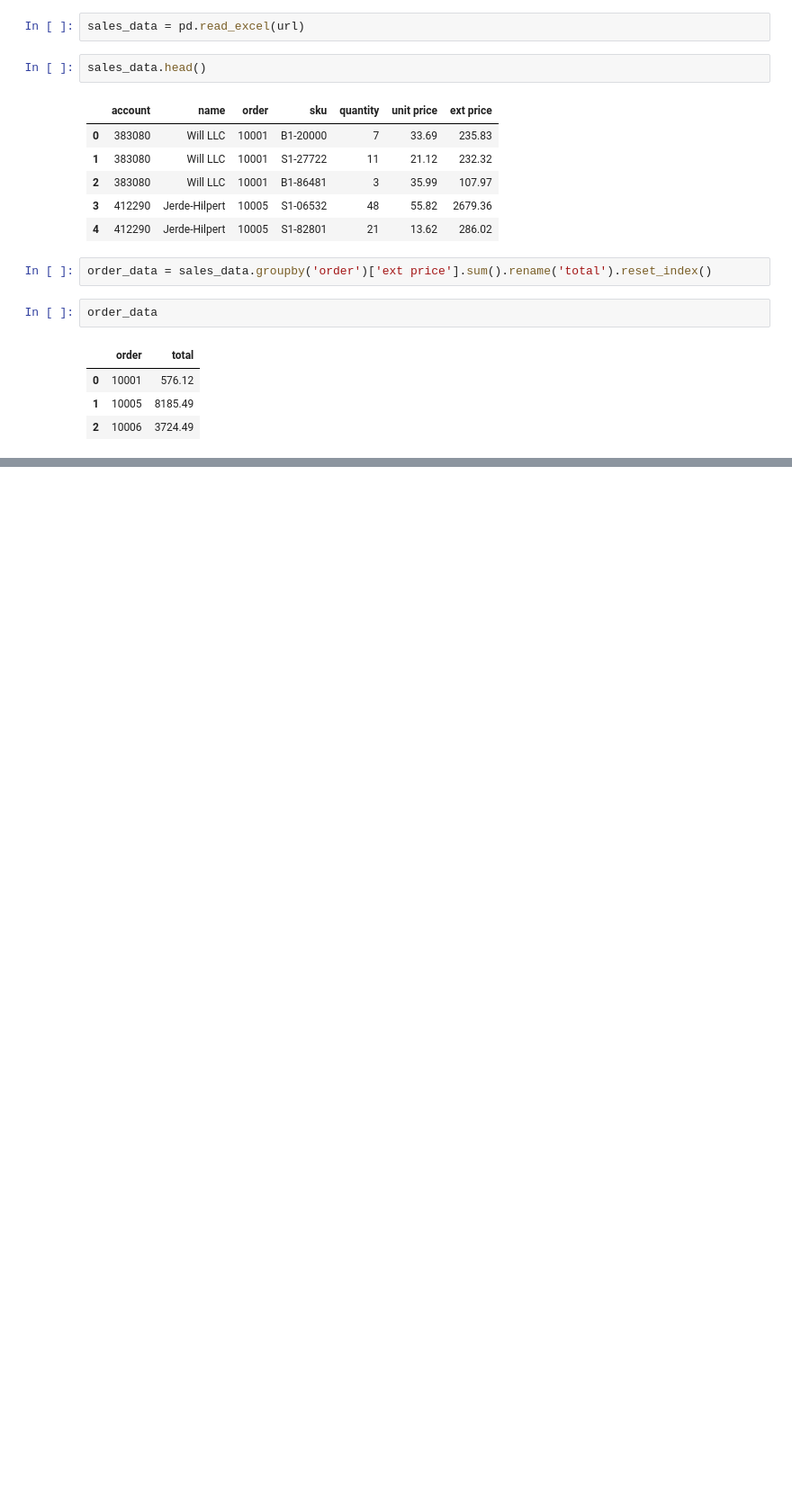
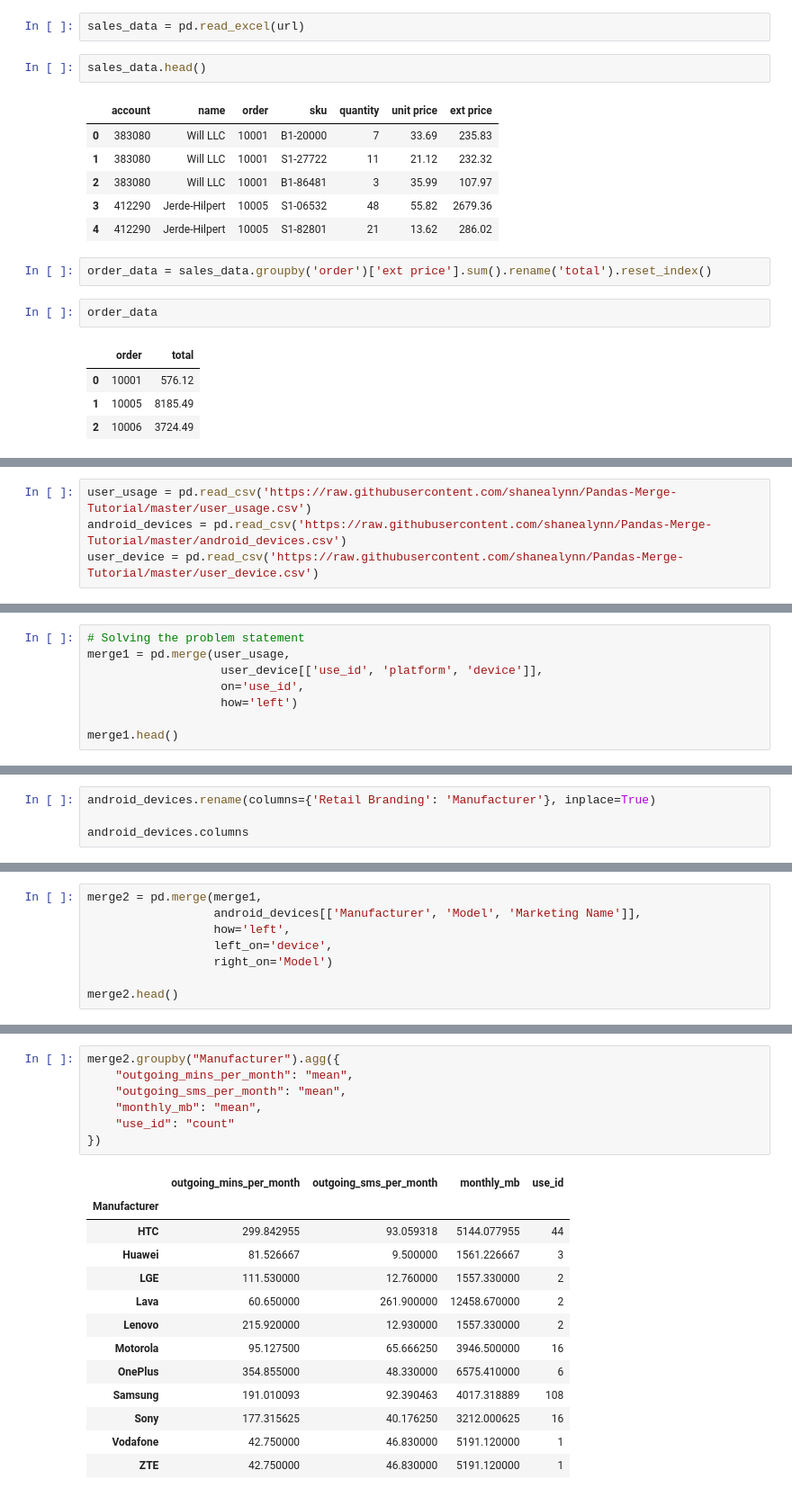
Before and after one commit to ltoco/Data-analysis-basics, a Jupyter notebook: pandas_refresher.ipynb, the cells around one changed output, grey strips where cells are left out. Shown at 90% size. Saved outputs shown, nothing was run; the diff lists cells and outputs as text; blank space fills up the shorter version.

Commit message:
Added code for pandas groupby merge

```diff
--- a/pandas_refresher.ipynb
+++ b/pandas_refresher.ipynb
@@ -451,0 +485,4 @@ new_df
+# %%
+user_usage = pd.read_csv('https://raw.githubusercontent.com/shanealynn/Pandas-Merge-Tutorial/master/user_usage.csv')
+android_devices = pd.read_csv('https://raw.githubusercontent.com/shanealynn/Pandas-Merge-Tutorial/master/android_devices.csv')
+user_device = pd.read_csv('https://raw.githubusercontent.com/shanealynn/Pandas-Merge-Tutorial/master/user_device.csv')
@@ -451,0 +591,8 @@ new_df
+# %%
+# Solving the problem statement
+merge1 = pd.merge(user_usage,
+                   user_device[['use_id', 'platform', 'device']],
+                   on='use_id',
+                   how='left')
+
+merge1.head()
@@ -451,0 +610,4 @@ new_df
+# %%
+android_devices.rename(columns={'Retail Branding': 'Manufacturer'}, inplace=True)
+
+android_devices.columns
@@ -451,0 +627,8 @@ new_df
+# %%
+merge2 = pd.merge(merge1,
+                  android_devices[['Manufacturer', 'Model', 'Marketing Name']],
+                  how='left',
+                  left_on='device',
+                  right_on='Model')
+
+merge2.head()
@@ -451,0 +642,21 @@ new_df
+# %%
+merge2.groupby("Manufacturer").agg({
+    "outgoing_mins_per_month": "mean",
+    "outgoing_sms_per_month": "mean",
+    "monthly_mb": "mean",
+    "use_id": "count"
+})
+# %% [output]
+|  | outgoing_mins_per_month | outgoing_sms_per_month | monthly_mb | use_id |
+| Manufacturer |  |  |  |  |
+| HTC | 299.842955 | 93.059318 | 5144.077955 | 44 |
+| Huawei | 81.526667 | 9.500000 | 1561.226667 | 3 |
+| LGE | 111.530000 | 12.760000 | 1557.330000 | 2 |
+| Lava | 60.650000 | 261.900000 | 12458.670000 | 2 |
+| Lenovo | 215.920000 | 12.930000 | 1557.330000 | 2 |
+| Motorola | 95.127500 | 65.666250 | 3946.500000 | 16 |
+| OnePlus | 354.855000 | 48.330000 | 6575.410000 | 6 |
+| Samsung | 191.010093 | 92.390463 | 4017.318889 | 108 |
+| Sony | 177.315625 | 40.176250 | 3212.000625 | 16 |
+| Vodafone | 42.750000 | 46.830000 | 5191.120000 | 1 |
+| ZTE | 42.750000 | 46.830000 | 5191.120000 | 1 |
```
Also changed, not shown: parts of 36 cells of this notebook.
